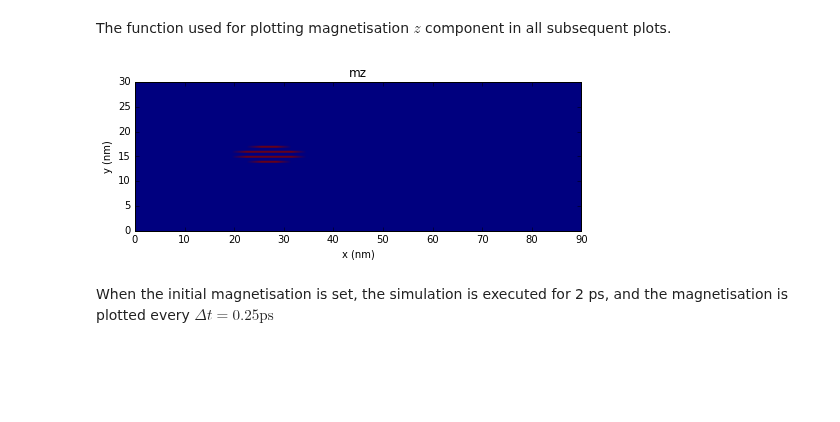
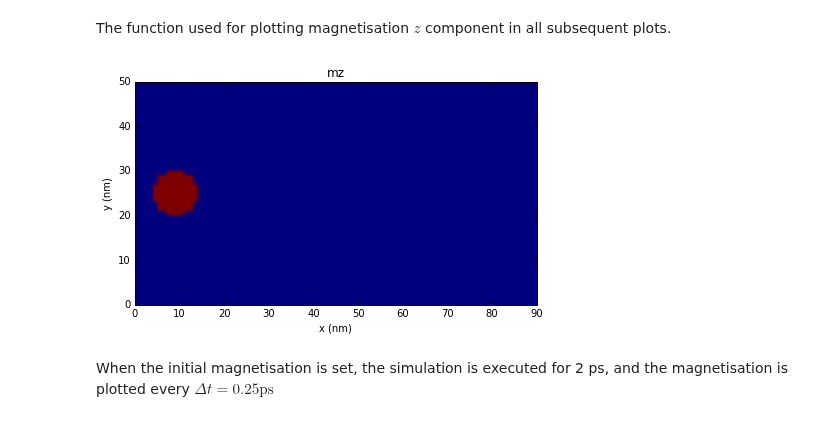
Before and after one commit to computationalmodelling/fidimag, a Jupyter notebook: doc/ipynb/spin-waves-in-periodic-system.ipynb, the cells around one changed output. Drawn from its saved outputs; the diff is of its cells as text; code cells hidden in the pictures; blank space fills up the shorter version.

Commit message:
Update spin-wave propagating notebook.

```diff
--- a/doc/ipynb/spin-waves-in-periodic-system.ipynb
+++ b/doc/ipynb/spin-waves-in-periodic-system.ipynb
@@ -8,11 +8,11 @@ from fidimag.micro import UniformExchange, Demag
 The mesh in this example is a three-dimensional stripe with edge lengths $a$ and $b$ and thickness $d$. The discretisation in this regular mesh is 1 nm along all edges. System is periodic in the x direction.
 # %%
 a = 90  # nm
-b = 30  # nm
+b = 50  # nm
 
 dx = dy = dz = 1  # nm
 
-mesh = CuboidMesh(nx=int(a/dx), ny=int(b/dy), nz=1, dx=dx, dy=dy, dz=dz, unit_length=1e-9, periodicity=(True, False, False))
+mesh = CuboidMesh(nx=a, ny=b, nz=1, dx=dx, dy=dy, dz=dz, unit_length=1e-9, periodicity=(True, False, False))
 # %% [markdown]
 The used material is Permalloy with the following parameters (saturation magnetsiation $M_\text{s}$, exchange constant $A$, and Gilbert damping $\alpha$):
 
@@ -52,8 +52,8 @@ def m_initial(coord):
     # Compute the circle radius.
     r = ((x-x_centre)**2 + (y-y_centre)**2)**0.5
 
-    if r < 2:
-        return (1, 0, 0.1)
+    if r < 5:
+        return (1, 0, 0.2)
     else:
         return (1, 0, 0)
 
@@ -63,29 +63,27 @@ The function used for plotting magnetisation $z$ component in all subsequent plo
 # %%
 import matplotlib.pyplot as plt
 import numpy as np
 %matplotlib inline
 
-def plot_magnetisation(m, layer=0):
-    n_layer = int(a/dx) * int(b/dy)
+def plot_magnetisation(m):
     m.shape = (-1, 3)
-
-    mx = m[:, 0][layer*n_layer:(layer+1)*n_layer]
-    my = m[:, 1][layer*n_layer:(layer+1)*n_layer]
-    mz = m[:, 2][layer*n_layer:(layer+1)*n_layer]
-    mx.shape = (int(a/dx), int(b/dy))
-    my.shape = (int(a/dx), int(b/dy))
-    mz.shape = (int(a/dx), int(b/dy))
+    mx = m[:, 0]
+    my = m[:, 1]
+    mz = m[:, 2]
+    mx.shape = (b, a)
+    my.shape = (b, a)
+    mz.shape = (b, a)
 
     extent = [0, a, 0, b]
     plt.figure(figsize=(8, 4))
     plt.imshow(mz, extent=extent)
     plt.xlabel('x (nm)')
     plt.ylabel('y (nm)')
     plt.title('mz')
 
-plot_magnetisation(np.copy(sim.spin), layer=0)
+plot_magnetisation(np.copy(sim.spin))
 # %% [output]
-[figure, old version]
+[figure, new version]
 # %% [markdown]
 When the initial magnetisation is set, the simulation is executed for 2 ps, and the magnetisation is plotted every $\Delta t = 0.25 \text{ps}$
 # %%
```
Also changed, not shown: parts of 1 cell of this notebook.
